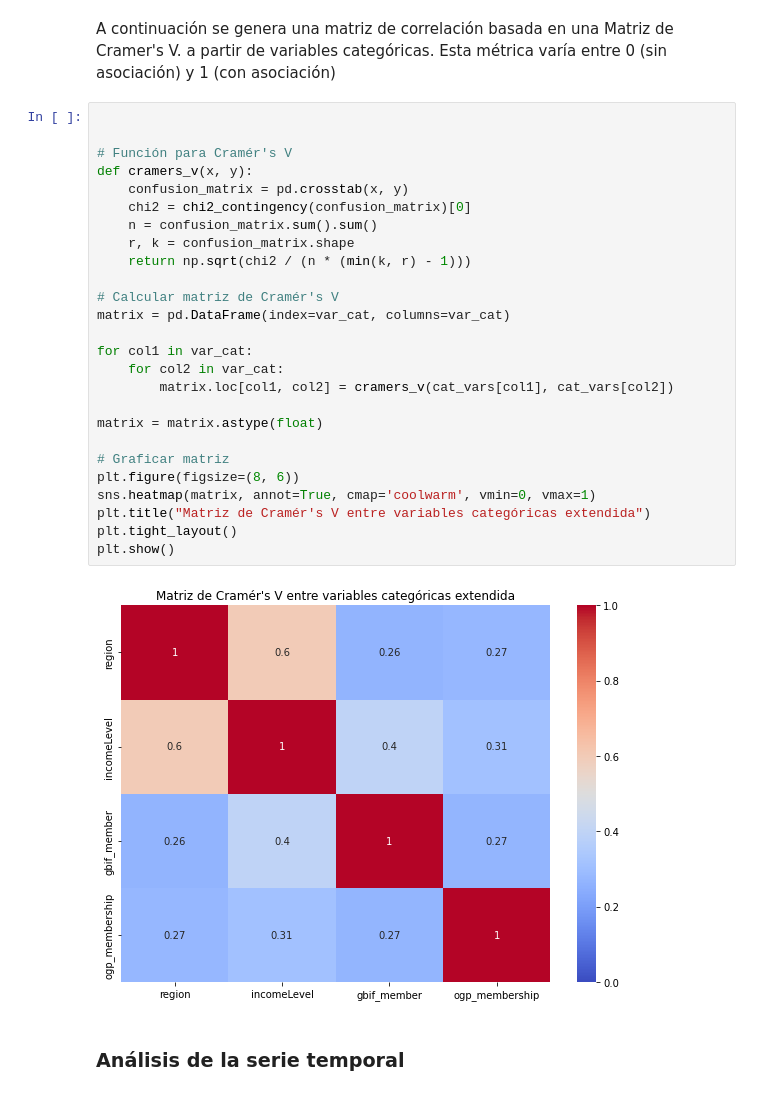
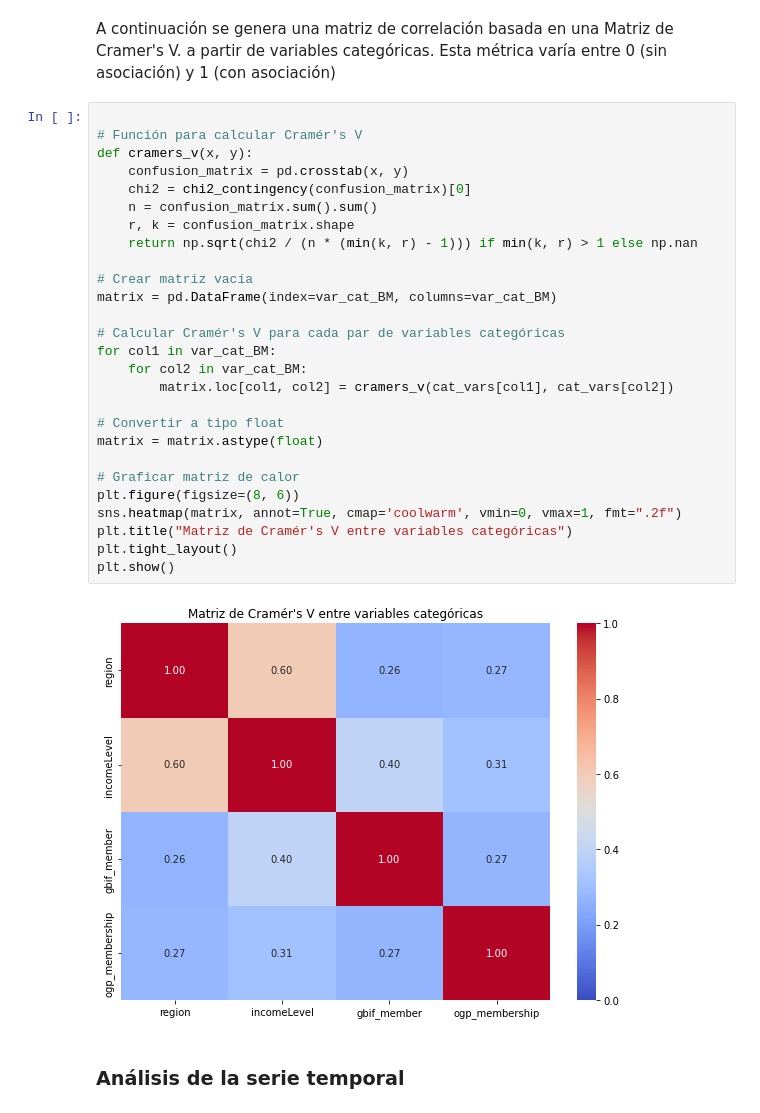
Before and after one commit to rortizgeo/Maestria_CD_Proyecto-Aplicado, a Jupyter notebook: PA_dataAnalysis.ipynb, the cells around one changed output. Cells and saved outputs as stored; diff of their text form.

```diff
--- a/PA_dataAnalysis.ipynb
+++ b/PA_dataAnalysis.ipynb
@@ -843,32 +899,33 @@ De igual forma, se identifica que la mayoría de los países en la base de datos
 A continuación se genera una matriz de correlación basada en una Matriz de Cramer's V. a partir de variables categóricas. Esta métrica varía entre 0 (sin asociación) y 1 (con asociación)
 # %%
 
-
-# Función para Cramér's V
+# Función para calcular Cramér's V
 def cramers_v(x, y):
     confusion_matrix = pd.crosstab(x, y)
     chi2 = chi2_contingency(confusion_matrix)[0]
     n = confusion_matrix.sum().sum()
     r, k = confusion_matrix.shape
-    return np.sqrt(chi2 / (n * (min(k, r) - 1)))
+    return np.sqrt(chi2 / (n * (min(k, r) - 1))) if min(k, r) > 1 else np.nan
 
-# Calcular matriz de Cramér's V
-matrix = pd.DataFrame(index=var_cat, columns=var_cat)
+# Crear matriz vacía
+matrix = pd.DataFrame(index=var_cat_BM, columns=var_cat_BM)
 
-for col1 in var_cat:
-    for col2 in var_cat:
+# Calcular Cramér's V para cada par de variables categóricas
+for col1 in var_cat_BM:
+    for col2 in var_cat_BM:
         matrix.loc[col1, col2] = cramers_v(cat_vars[col1], cat_vars[col2])
 
+# Convertir a tipo float
 matrix = matrix.astype(float)
 
-# Graficar matriz
+# Graficar matriz de calor
 plt.figure(figsize=(8, 6))
-sns.heatmap(matrix, annot=True, cmap='coolwarm', vmin=0, vmax=1)
-plt.title("Matriz de Cramér's V entre variables categóricas extendida")
+sns.heatmap(matrix, annot=True, cmap='coolwarm', vmin=0, vmax=1, fmt=".2f")
+plt.title("Matriz de Cramér's V entre variables categóricas")
 plt.tight_layout()
 plt.show()
 # %% [output]
-[figure, old version]
+[figure, new version]
 # %% [markdown]
 ### Análisis de la serie temporal
 # %% [markdown]
```
Also changed, not shown: parts of 14 cells of this notebook.
